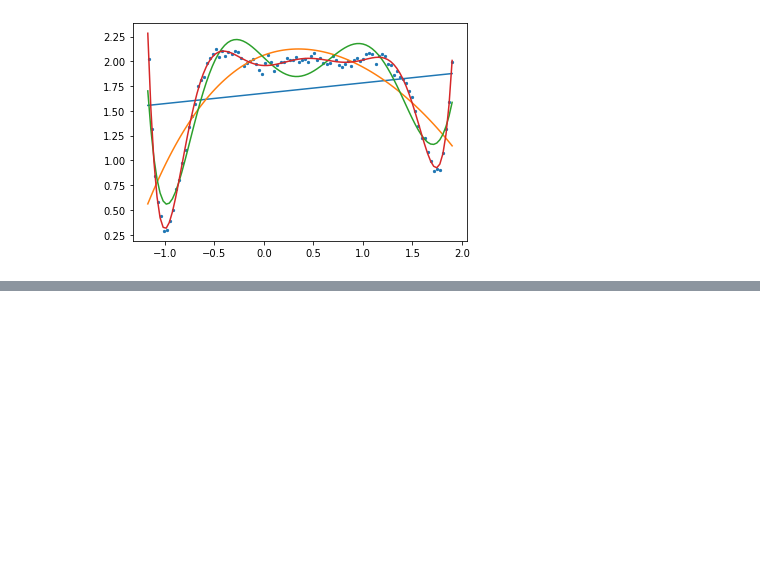
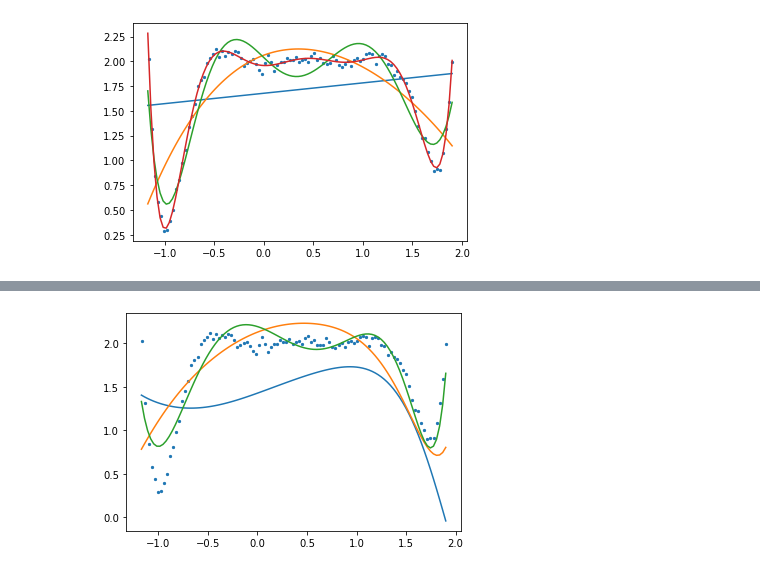
Before and after one commit to ritvikgupta199/ELL409-Assignment-1, a Jupyter notebook: polynomial_fitting/analysis.ipynb, the cells around one changed output, grey strips where cells are left out. Cells and saved outputs as stored; diff of their text form; code cells hidden in the pictures; blank space fills up the shorter version.

```diff
--- a/polynomial_fitting/analysis.ipynb
+++ b/polynomial_fitting/analysis.ipynb
@@ -58 +77,23 @@ plt.show()
+# %%
+# Plots of Polynomials at various epochs
+grad_file = 'grad_descent_wts.txt'
+f = open(os.path.join(log_path, grad_file), 'r')
+
+x, y = np.linspace(-1.17, 1.9, 100), []
+
+lines = f.readlines()
+lines = [lines[0], lines[50], lines[4000]]
+for line in lines:
+    tokens = line.strip().split()
+    y_out = utils.get_output_from_weights(x, tokens[3])
+    y.append(y_out)
+f.close()
+
+# Plot graphs for epoch 1, 51, 4001
+plt.scatter(input_x, target, s=5)
+for y_out in y:
+    plt.plot(x,y_out)
+plt.show()
+# %% [output]
+[figure, added]
 # %%
```
Also changed, not shown: parts of 5 cells of this notebook, 4 other files.
